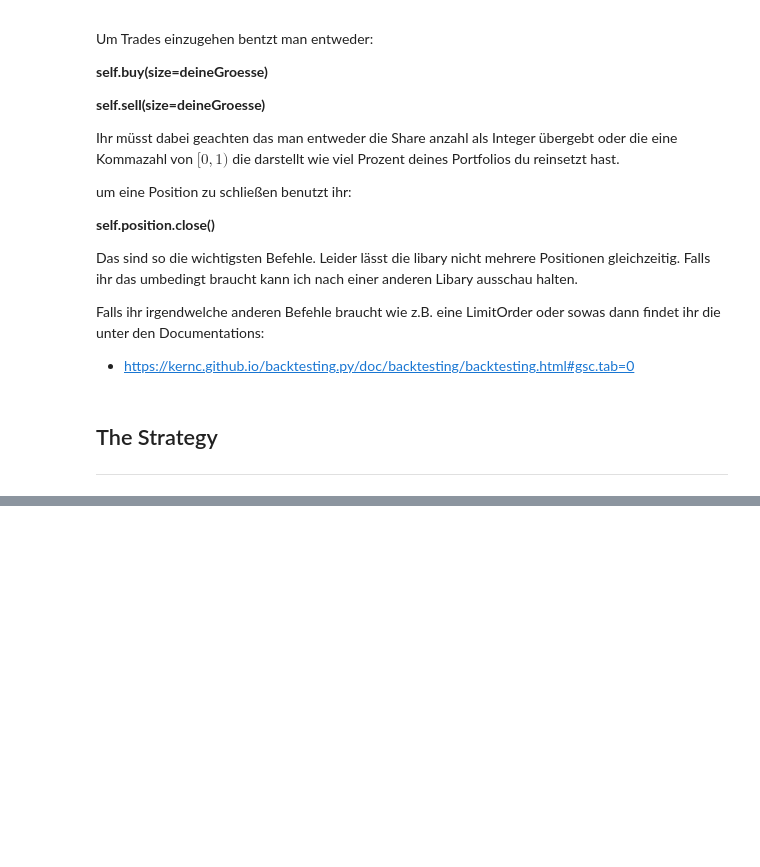
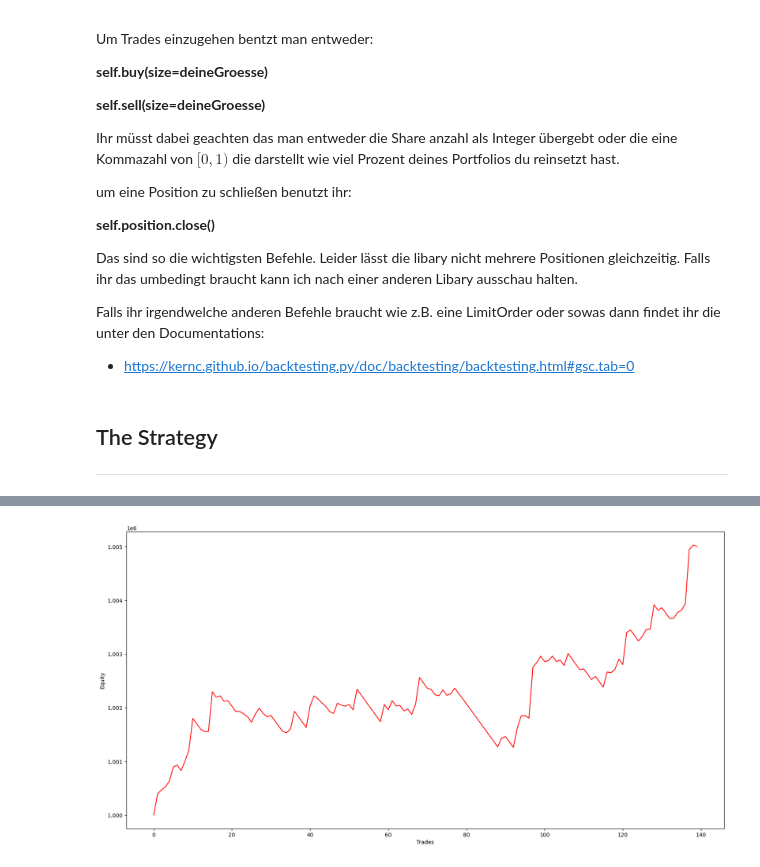
Before and after one commit to d3nnis2001/PIES, a Jupyter notebook: algo.ipynb, the cells around one changed output, grey strips where cells are left out. Saved outputs shown, nothing was run; the diff lists cells and outputs as text; code cells hidden in the pictures; blank space fills up the shorter version.

```diff
--- a/algo.ipynb
+++ b/algo.ipynb
@@ -416,0 +468,10 @@ berechnen(1000000 ,100, 100.5)
+# %%
+df = pd.read_csv('./results_lists/list.csv')
+
+plt.figure(figsize=(20, 10))
+plt.plot(df['Equity'], color='red')
+plt.xlabel('Trades')
+plt.ylabel('Equity')
+plt.show()
+# %% [output]
+[figure, added]
```
Also changed, not shown: parts of 9 cells of this notebook, 5 other files.
